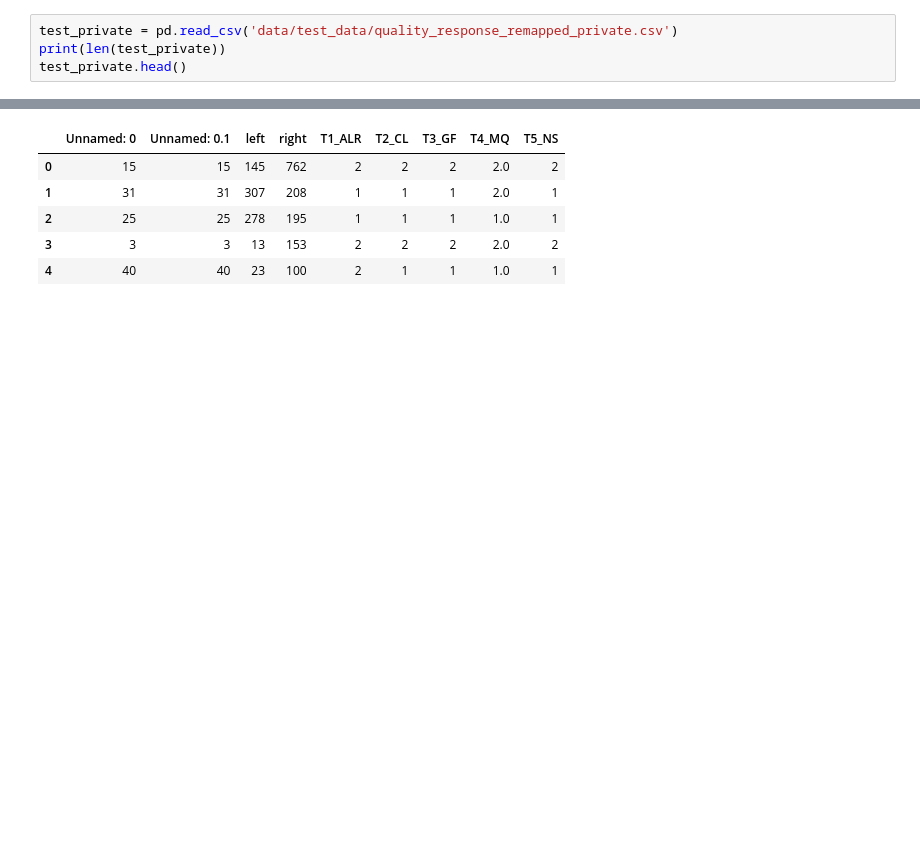
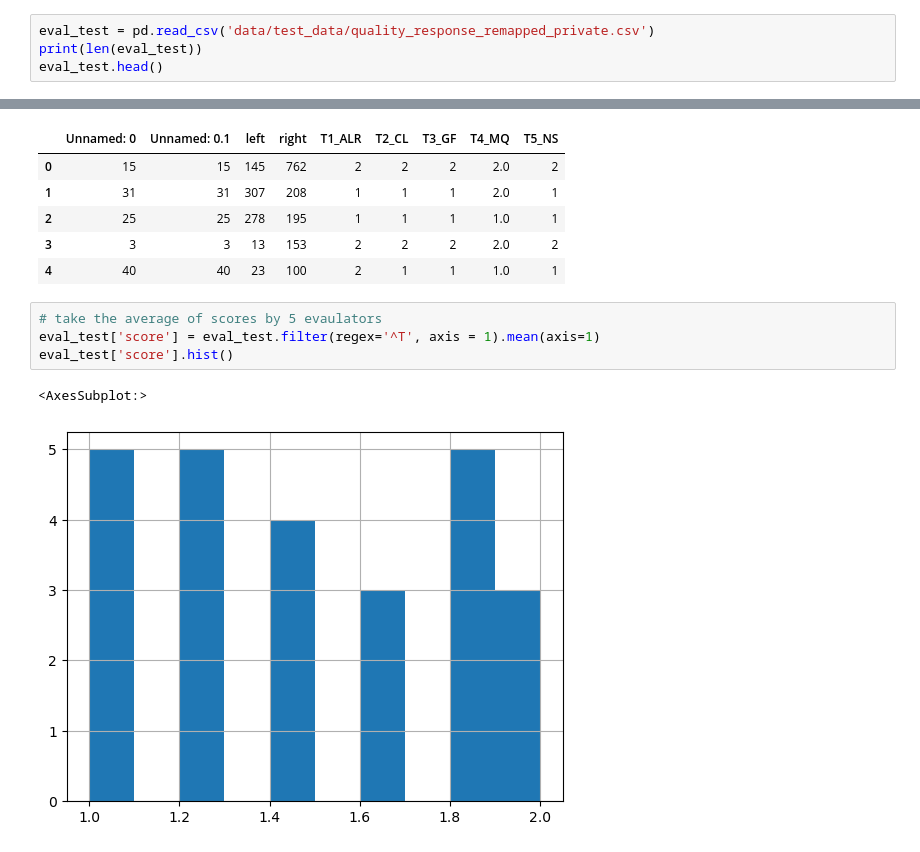
Before and after one commit to ssuai/question_quality_assessment, a Jupyter notebook: task3_eda.ipynb, the cells around one changed output, grey strips where cells are left out. Cells and saved outputs as stored; diff of their text form; blank space fills up the shorter version.

```diff
--- a/task3_eda.ipynb
+++ b/task3_eda.ipynb
@@ -50,7 +80,7 @@ test_public.head()
 # %%
-test_private = pd.read_csv('data/test_data/quality_response_remapped_private.csv')
-print(len(test_private))
-test_private.head()
+eval_test = pd.read_csv('data/test_data/quality_response_remapped_private.csv')
+print(len(eval_test))
+eval_test.head()
 # %% [output]
 25
 |  | Unnamed: 0 | Unnamed: 0.1 | left | right | T1_ALR | T2_CL | T3_GF | T4_MQ | T5_NS |
@@ -59,3 +89,10 @@ test_private.head()
 | 2 | 25 | 25 | 278 | 195 | 1 | 1 | 1 | 1.0 | 1 |
 | 3 | 3 | 3 | 13 | 153 | 2 | 2 | 2 | 2.0 | 2 |
 | 4 | 40 | 40 | 23 | 100 | 2 | 1 | 1 | 1.0 | 1 |
+# %%
+# take the average of scores by 5 evaulators
+eval_test['score'] = eval_test.filter(regex='^T', axis = 1).mean(axis=1)
+eval_test['score'].hist()
+# %% [output]
+<AxesSubplot:>
+[figure, added]
```
Also changed, not shown: parts of 8 cells of this notebook.
